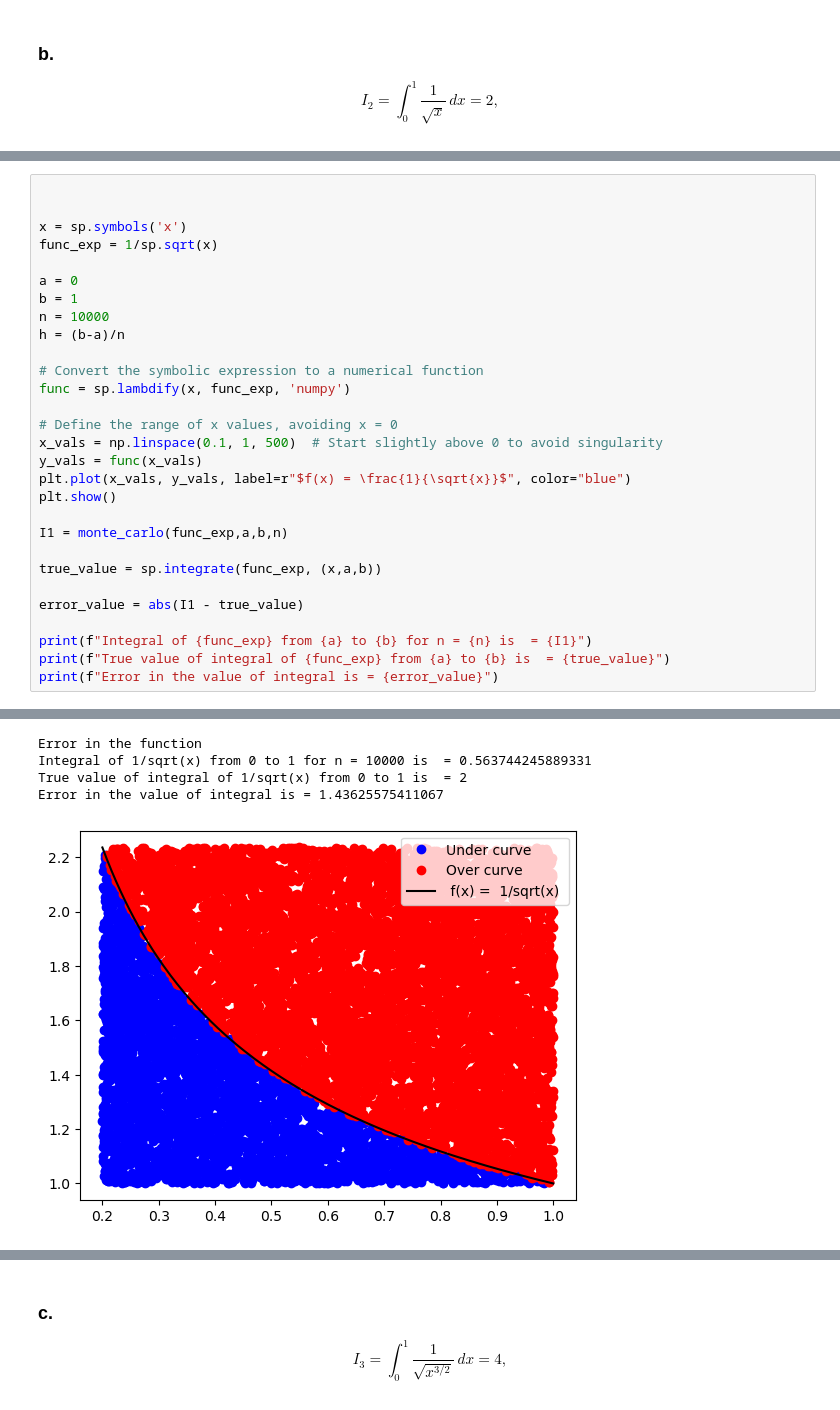
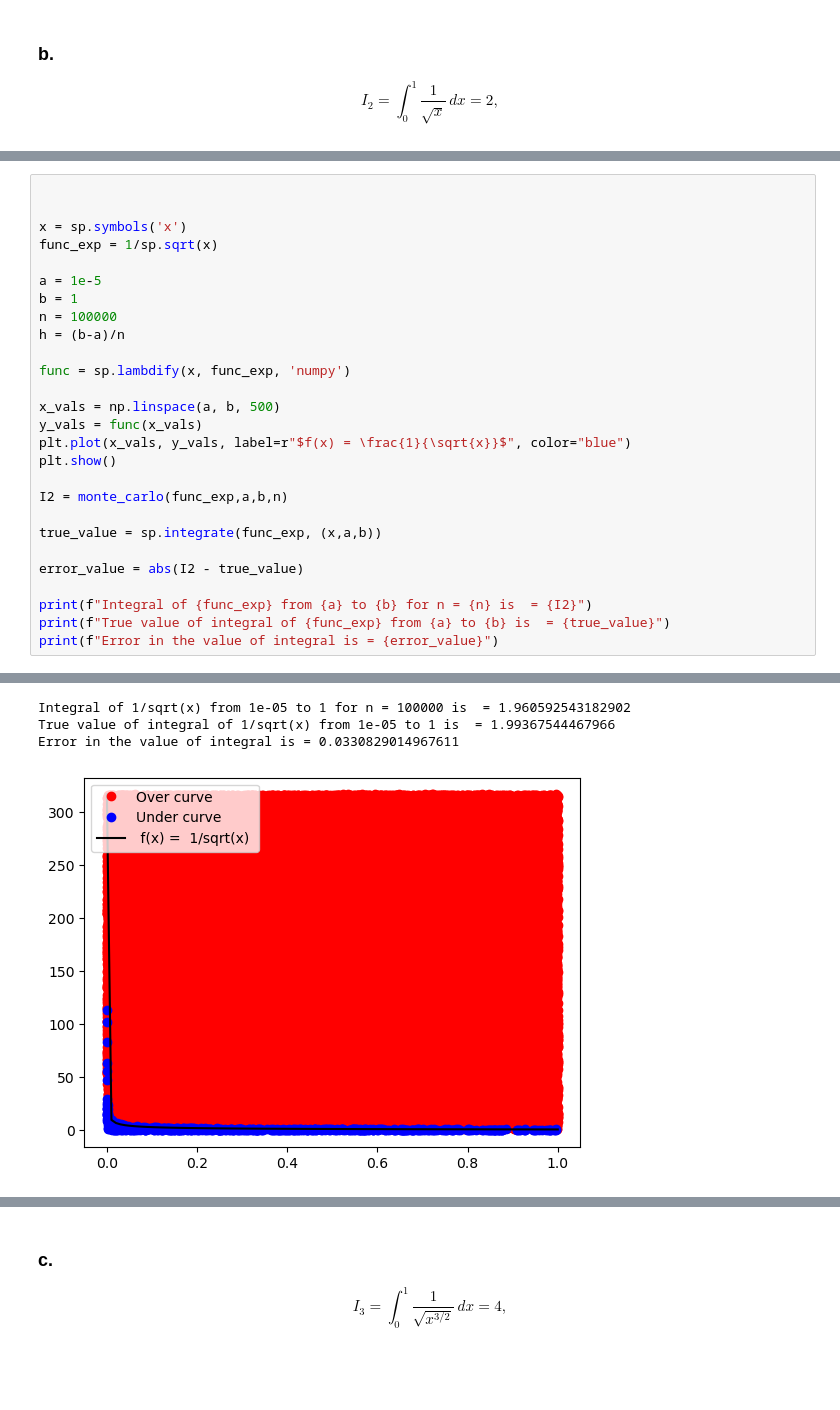
Before and after one commit to ashwin-r-k/IITK_notebooks, a Jupyter notebook: NumericalMethods/SPA623M_HW2_Ashwin_241310004.ipynb, the cells around one changed output, grey strips where cells are left out. Cells and saved outputs as stored; diff of their text form; blank space fills up the shorter version.

```diff
--- a/NumericalMethods/SPA623M_HW2_Ashwin_241310004.ipynb
+++ b/NumericalMethods/SPA623M_HW2_Ashwin_241310004.ipynb
@@ -136,27 +167,25 @@ def monte_carlo(func_exp,a,b,n):
 x = sp.symbols('x')
 func_exp = 1/sp.sqrt(x)
 
-a = 0
+a = 1e-5
 b = 1
-n = 10000
+n = 100000
 h = (b-a)/n
 
-# Convert the symbolic expression to a numerical function
 func = sp.lambdify(x, func_exp, 'numpy')
 
-# Define the range of x values, avoiding x = 0
-x_vals = np.linspace(0.1, 1, 500)  # Start slightly above 0 to avoid singularity
+x_vals = np.linspace(a, b, 500)
 y_vals = func(x_vals)
 plt.plot(x_vals, y_vals, label=r"$f(x) = \frac{1}{\sqrt{x}}$", color="blue")
 plt.show()
 
-I1 = monte_carlo(func_exp,a,b,n)
+I2 = monte_carlo(func_exp,a,b,n)
 
 true_value = sp.integrate(func_exp, (x,a,b))
 
-error_value = abs(I1 - true_value)
+error_value = abs(I2 - true_value)
 
-print(f"Integral of {func_exp} from {a} to {b} for n = {n} is  = {I1}")
+print(f"Integral of {func_exp} from {a} to {b} for n = {n} is  = {I2}")
 print(f"True value of integral of {func_exp} from {a} to {b} is  = {true_value}")
 print(f"Error in the value of integral is = {error_value}")
 # %% [output]
@@ -164,5 +193,4 @@ print(f"Error in the value of integral is = {error_value}")
-Error in the function
-Integral of 1/sqrt(x) from 0 to 1 for n = 10000 is  = 0.563744245889331
-True value of integral of 1/sqrt(x) from 0 to 1 is  = 2
-Error in the value of integral is = 1.43625575411067
+Integral of 1/sqrt(x) from 1e-05 to 1 for n = 100000 is  = 1.960592543182902
+True value of integral of 1/sqrt(x) from 1e-05 to 1 is  = 1.99367544467966
+Error in the value of integral is = 0.0330829014967611
-[figure, old version]
+[figure, new version]
```
Also changed, not shown: parts of 24 cells of this notebook, 3 other files.
